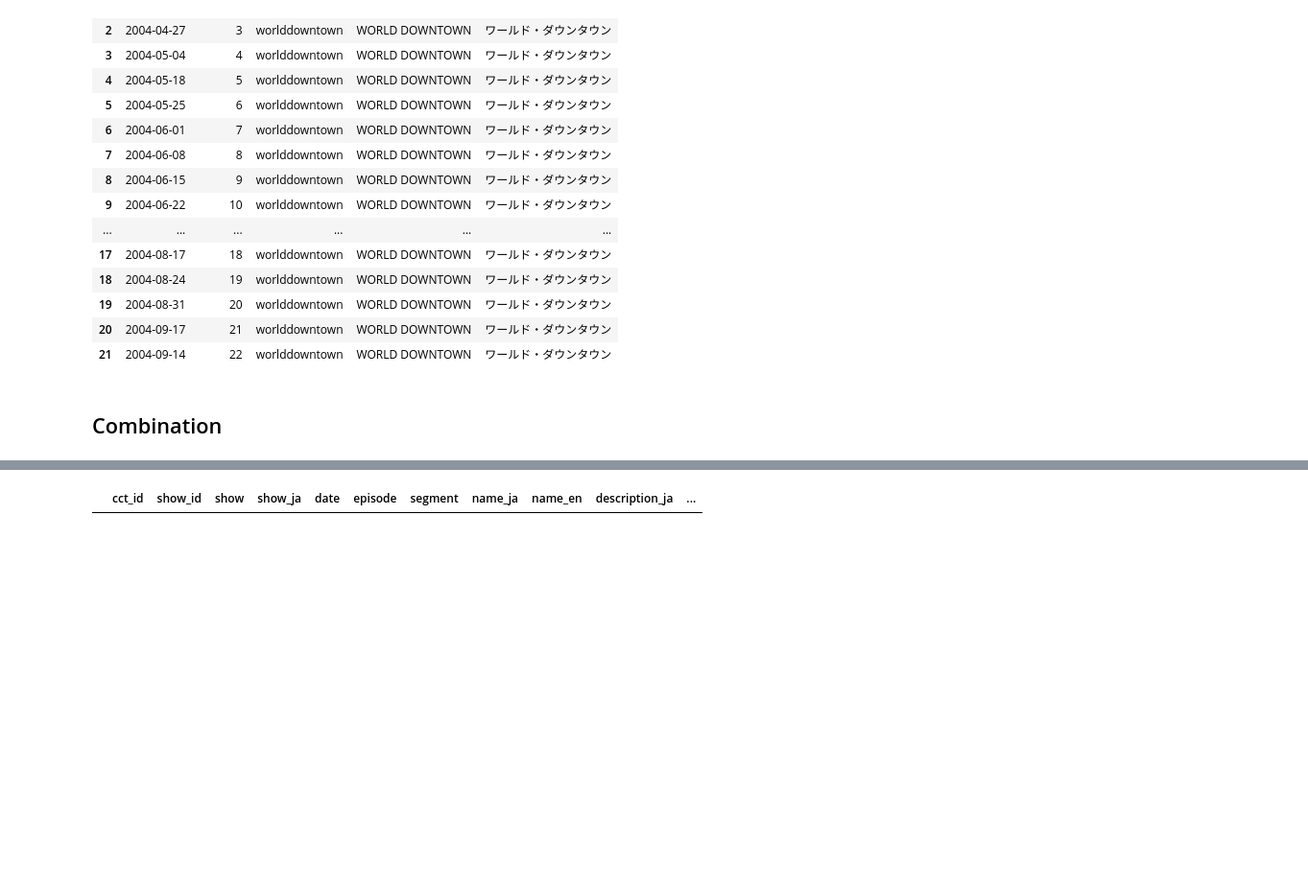
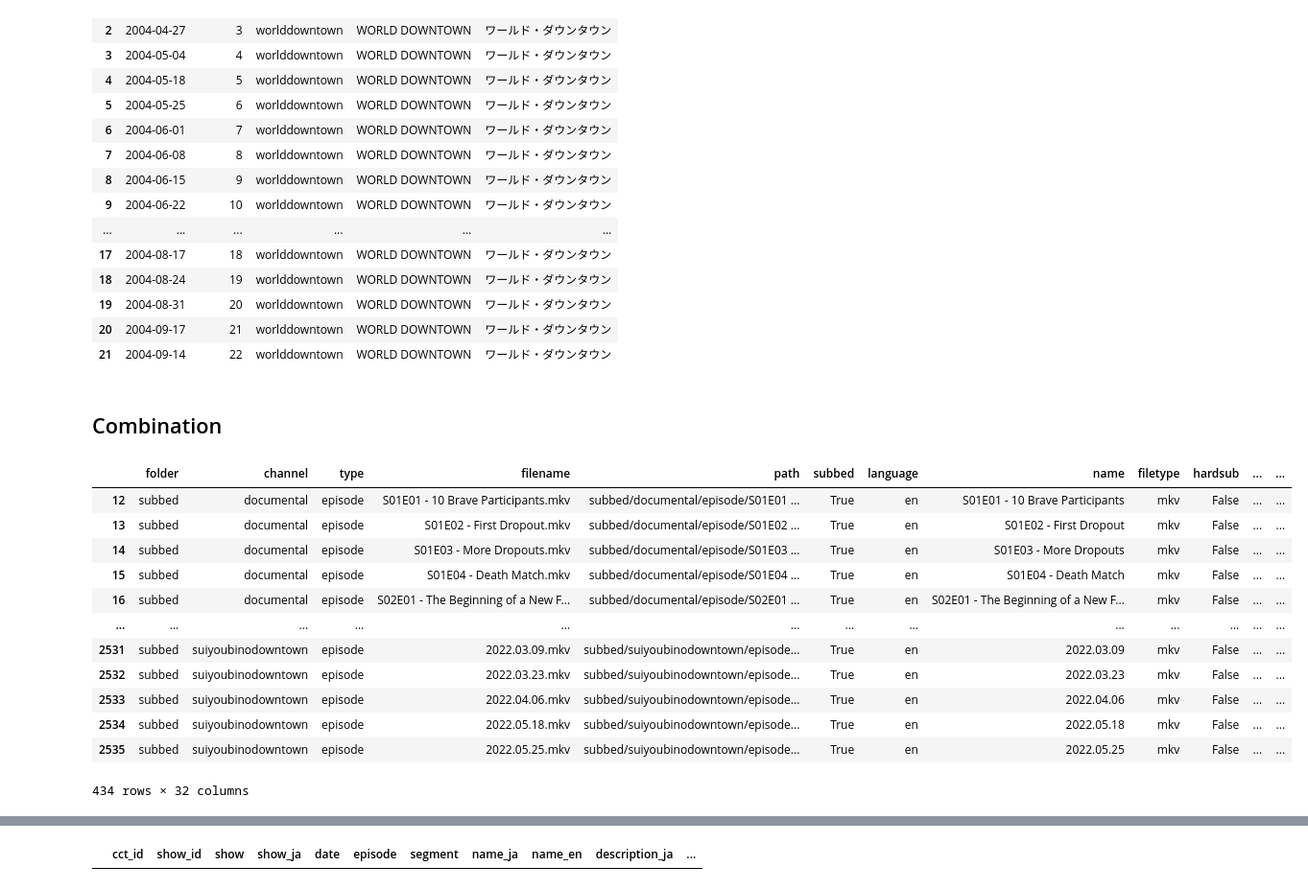
Before and after one commit to chikichikitube/metadata, a Jupyter notebook: src/metadata.ipynb, the cells around one changed output, grey strips where cells are left out. Shown at 96% size. Cells and saved outputs as stored; diff of their text form; code cells hidden in the pictures; blank space fills up the shorter version.

```diff
--- a/src/metadata.ipynb
+++ b/src/metadata.ipynb
@@ -821,5 +821,26 @@ metadata_worlddowntown
 | 21 | 2004-09-14 | 22 | worlddowntown | WORLD DOWNTOWN | ワールド・ダウンタウン |
 # %% [markdown]
 ## Combination
+# %%
+cct_index = pd.read_csv('cct_index.csv', index_col = 0)
+cct_index = cct_index.sort_values(['cct_id','language'])
+cct_index.drop_duplicates(subset='cct_id', keep='first', inplace=True, ignore_index=True)
+cct_index['subspath'] = cct_index['cct_id'] + '_en.' + cct_index['sub_format']
+cct_index.loc[cct_index['sub_format'].notnull()]
+# cct_index[['cct_id','sub_format']]
+# %% [output]
+|  | folder | channel | type | filename | path | subbed | language | name | filetype | hardsub | ... | ... |
+| 12 | subbed | documental | episode | S01E01 - 10 Brave Participants.mkv | subbed/documental/episode/S01E01 ... | True | en | S01E01 - 10 Brave Participants | mkv | False | ... | ... |
+| 13 | subbed | documental | episode | S01E02 - First Dropout.mkv | subbed/documental/episode/S01E02 ... | True | en | S01E02 - First Dropout | mkv | False | ... | ... |
+| 14 | subbed | documental | episode | S01E03 - More Dropouts.mkv | subbed/documental/episode/S01E03 ... | True | en | S01E03 - More Dropouts | mkv | False | ... | ... |
+| 15 | subbed | documental | episode | S01E04 - Death Match.mkv | subbed/documental/episode/S01E04 ... | True | en | S01E04 - Death Match | mkv | False | ... | ... |
+| 16 | subbed | documental | episode | S02E01 - The Beginning of a New F... | subbed/documental/episode/S02E01 ... | True | en | S02E01 - The Beginning of a New F... | mkv | False | ... | ... |
+| ... | ... | ... | ... | ... | ... | ... | ... | ... | ... | ... | ... | ... |
+| 2531 | subbed | suiyoubinodowntown | episode | 2022.03.09.mkv | subbed/suiyoubinodowntown/episode... | True | en | 2022.03.09 | mkv | False | ... | ... |
+| 2532 | subbed | suiyoubinodowntown | episode | 2022.03.23.mkv | subbed/suiyoubinodowntown/episode... | True | en | 2022.03.23 | mkv | False | ... | ... |
+| 2533 | subbed | suiyoubinodowntown | episode | 2022.04.06.mkv | subbed/suiyoubinodowntown/episode... | True | en | 2022.04.06 | mkv | False | ... | ... |
+| 2534 | subbed | suiyoubinodowntown | episode | 2022.05.18.mkv | subbed/suiyoubinodowntown/episode... | True | en | 2022.05.18 | mkv | False | ... | ... |
+| 2535 | subbed | suiyoubinodowntown | episode | 2022.05.25.mkv | subbed/suiyoubinodowntown/episode... | True | en | 2022.05.25 | mkv | False | ... | ... |
+434 rows × 32 columns
 # %%
 cct_index = pd.read_csv('cct_index.csv', index_col = 0)
```
Also changed, not shown: parts of 3 cells of this notebook, 4 other files.
